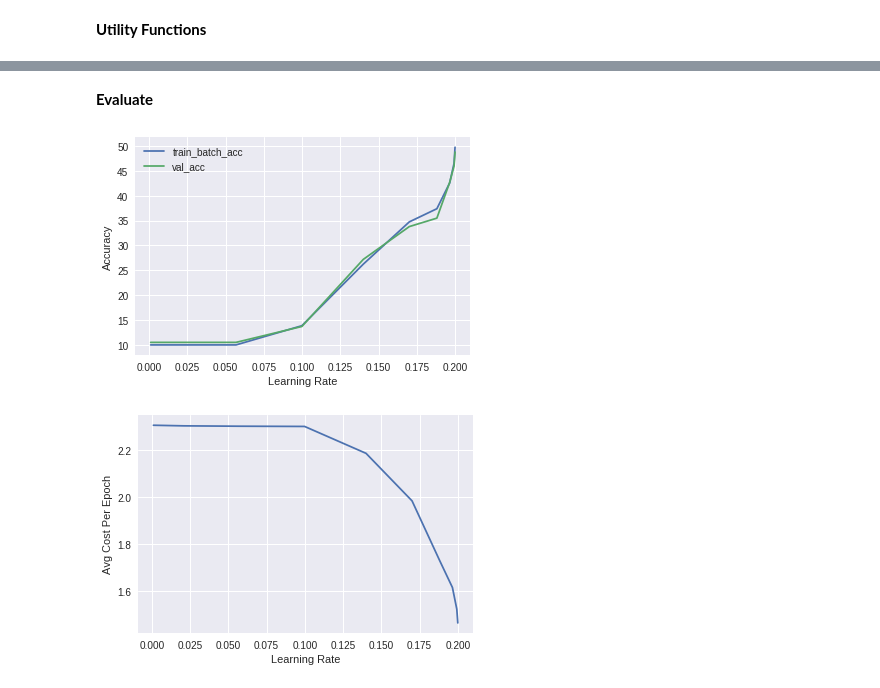
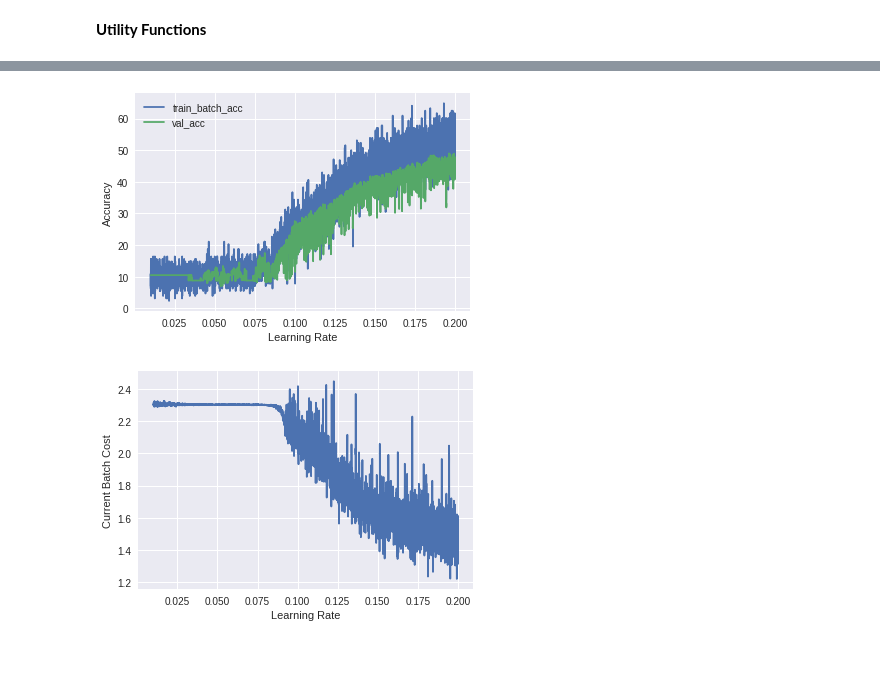
Before and after one commit to rasbt/deep-learning-book, a Jupyter notebook: code/model_zoo/pytorch_ipynb/cyclical-learning-rate.ipynb, the cells around one changed output, grey strips where cells are left out. Cells and saved outputs as stored; diff of their text form; code cells hidden in the pictures; blank space fills up the shorter version.

Commit message:
add the most recent cyclical lr notebook

```diff
--- a/code/model_zoo/pytorch_ipynb/cyclical-learning-rate.ipynb
+++ b/code/model_zoo/pytorch_ipynb/cyclical-learning-rate.ipynb
@@ -391,9 +399,9 @@ def compute_accuracy(model, data_loader):
 #################################
 
 num_epochs = 10
-iter_per_epoch = len(train_loader.sampler.indices) // train_loader.batch_size
-base_lr = 0.001
-max_lr = 0.4
+iter_per_ep = len(train_loader.sampler.indices) // train_loader.batch_size
+base_lr = 0.01
+max_lr = 0.2
 
 #################################
 ### Init Model
@@ -417,9 +425,8 @@ collect = {'lr': [], 'cost': [], 'train_batch_acc': [], 'val_acc': []}
 
 
 batch_step = -1
+cur_lr = base_lr
 for epoch in range(num_epochs):
-    epoch_avg_cost = 0.
-    model = model.train()
     for batch_idx, (features, targets) in enumerate(train_loader):
 
         batch_step += 1
@@ -436,31 +443,30 @@ for epoch in range(num_epochs):
         ### UPDATE MODEL PARAMETERS
         optimizer.step()
 
-        epoch_avg_cost += cost
-
         #############################################
         # Logging
         if not batch_step % 200:
-            print('Total batch %5d/%d' % (batch_step, iter_per_epoch*num_epochs), end='')
-            print('   Cost: %.5f' % cost)
-
+            print('Total batch # %5d/%d' % (batch_step,
+                                            iter_per_ep*num_epochs),
+                  end='')
+            print('   Curr. Batch Cost: %.5f' % cost)
 
         #############################################
         # Collect stats
         model = model.eval()
-        train_acc = compute_accuracy(model, train_loader)
+        train_acc = compute_accuracy(model, [[features, targets]])
         val_acc = compute_accuracy(model, val_loader)
-        collect['lr'].append(base_lr)
+        collect['lr'].append(cur_lr)
         collect['train_batch_acc'].append(train_acc)
         collect['val_acc'].append(val_acc)
-        collect['cost'].append(epoch_avg_cost / batch_idx+1)
-
+        collect['cost'].append(cost)
+        model = model.train()
         #############################################
         # update learning rate
-        base_lr = cyclical_learning_rate(batch_step=batch_step,
-                                         step_size=num_epochs*iter_per_epoch,
-                                         base_lr=base_lr,
-                                         max_lr=max_lr)
+        cur_lr = cyclical_learning_rate(batch_step=batch_step,
+                                        step_size=num_epochs*iter_per_ep,
+                                        base_lr=base_lr,
+                                        max_lr=max_lr)
         for g in optimizer.param_groups:
-            g['lr'] = base_lr
+            g['lr'] = cur_lr
         ############################################
@@ -467,18 +494,16 @@ for epoch in range(num_epochs):
-# %% [markdown]
-**Evaluate**
 # %%
 plt.plot(collect['lr'], collect['train_batch_acc'], label='train_batch_acc')
 plt.plot(collect['lr'], collect['val_acc'], label='val_acc')
 plt.xlabel('Learning Rate')
 plt.ylabel('Accuracy')
 plt.legend()
 plt.show()
 
 
 plt.plot(collect['lr'], collect['cost'])
 plt.xlabel('Learning Rate')
-plt.ylabel('Avg Cost Per Epoch')
+plt.ylabel('Current Batch Cost')
 plt.show()
 # %% [output]
-[figure, old version]
+[figure, new version]
-[figure, old version]
+[figure, new version]
```
Also changed, not shown: parts of 21 cells of this notebook.
